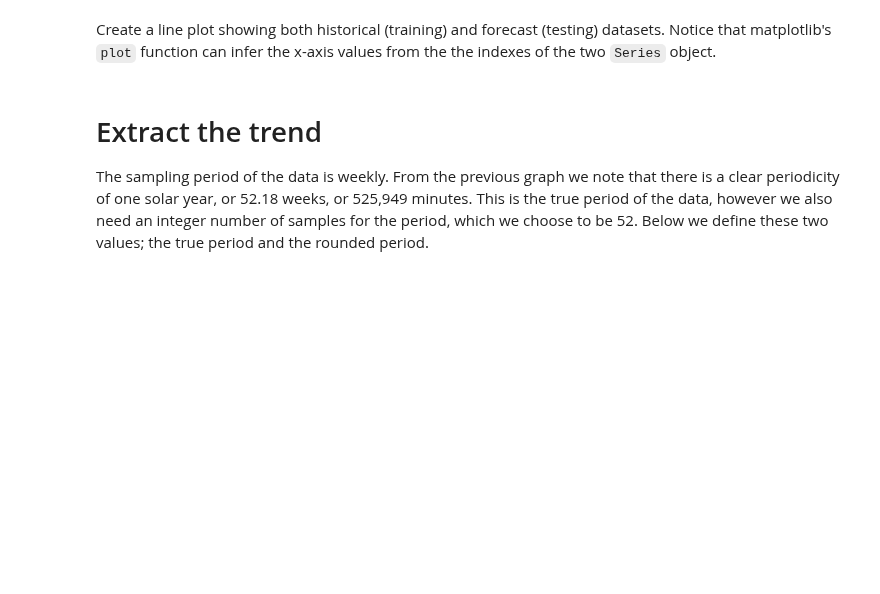
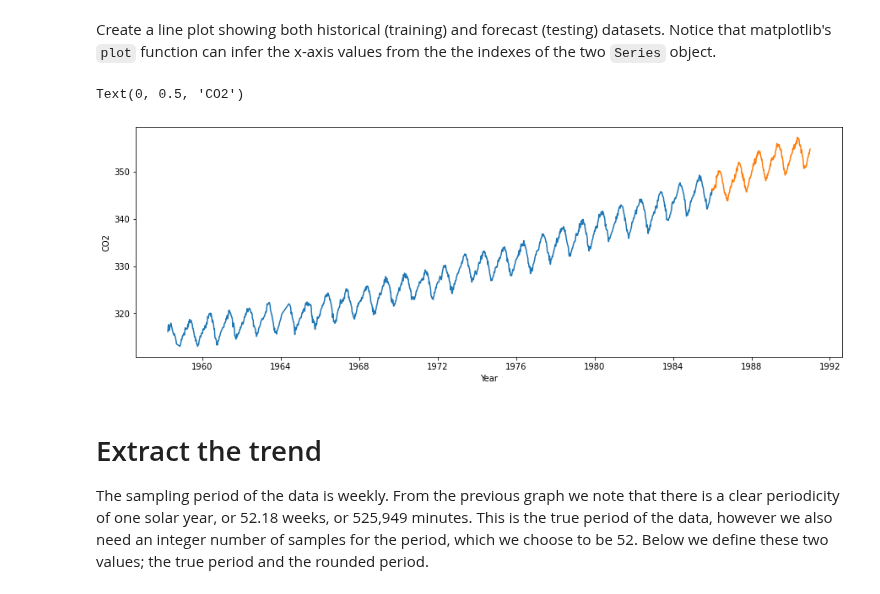
Before and after one commit to ptkinvent/sdse_public, a Jupyter notebook: lab4/lab4_handout.ipynb, the cells around one changed output. Saved outputs shown, nothing was run; the diff lists cells and outputs as text; code cells hidden in the pictures; blank space fills up the shorter version.

```diff
--- a/lab4/lab4_handout.ipynb
+++ b/lab4/lab4_handout.ipynb
@@ -54,8 +115,8 @@ Checks:
 + `y_hist` starts on 1958-03-29 and ends on 1985-12-28
 + `y_future` starts on 1986-01-04 and ends on 1990-12-29
 # %%
-y_hist = None    # ADD CODE HERE
-y_future = None    # ADD CODE HERE
+y_hist = df.loc[:'1985','co2int']    # ADD CODE HERE
+y_future = df.loc['1986':'1990','co2int']    # ADD CODE HERE
 # %%
 ################################
 # Reporting. Do not modify.#####
@@ -67,6 +128,13 @@ Create a line plot showing both historical (training) and forecast (testing) dat
 # %%
 fig1 = plt.figure(figsize=(15,5))
 # ADD CODE HERE
+plt.plot(y_hist)
+plt.plot(y_future)
+plt.xlabel('Year')
+plt.ylabel('CO2')
+# %% [output]
+Text(0, 0.5, 'CO2')
+[figure, added]
 # %%
 ################################
 # Reporting. Do not modify.#####
```
Also changed, not shown: parts of 12 cells of this notebook.
